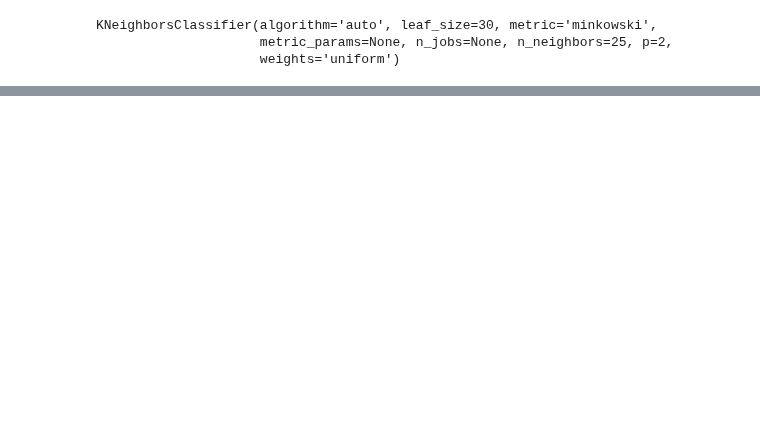
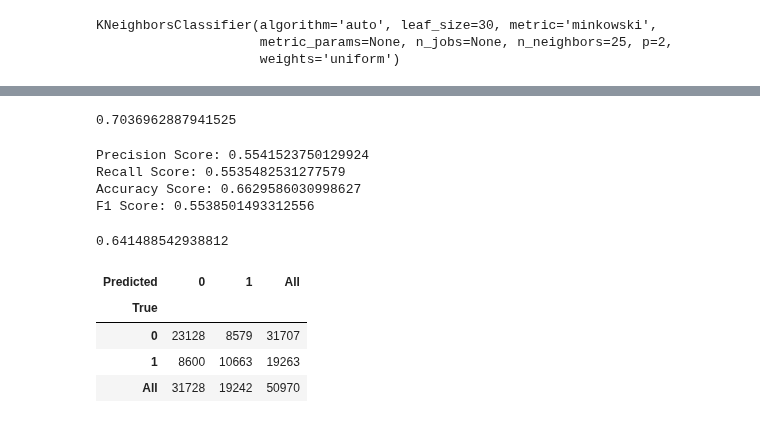
Before and after one commit to JonBebi/Kickfinisher, a Jupyter notebook: Kick_2016.ipynb, the cells around one changed output, grey strips where cells are left out. Drawn from its saved outputs; the diff is of its cells as text; code cells hidden in the pictures; blank space fills up the shorter version.

```diff
--- a/Kick_2016.ipynb
+++ b/Kick_2016.ipynb
@@ -680,0 +678,3 @@ pd.crosstab(y_test, y_pred, rownames=['True'], colnames=['Predicted'], margins=T
+# %%
+boost = xgb.XGBClassifier(max_depth=3, learning_rate=0.5, min_child_weight=10, subsample=0.7)
+boost.fit(X_train, y_train)
@@ -680,0 +689,25 @@ pd.crosstab(y_test, y_pred, rownames=['True'], colnames=['Predicted'], margins=T
+# %%
+boost.score(X_train, y_train)
+# %% [output]
+0.7036962887941525
+# %%
+y_pred = boost.predict(np.array(X_test))
+# %%
+print_metrics(y_test, y_pred)
+# %% [output]
+Precision Score: 0.5541523750129924
+Recall Score: 0.5535482531277579
+Accuracy Score: 0.6629586030998627
+F1 Score: 0.5538501493312556
+# %%
+roc_auc_score(y_test, y_pred)
+# %% [output]
+0.641488542938812
+# %%
+pd.crosstab(y_test, y_pred, rownames=['True'], colnames=['Predicted'], margins=True)
+# %% [output]
+| Predicted | 0 | 1 | All |
+| True |  |  |  |
+| 0 | 23128 | 8579 | 31707 |
+| 1 | 8600 | 10663 | 19263 |
+| All | 31728 | 19242 | 50970 |
```
Also changed, not shown: parts of 17 cells of this notebook.
